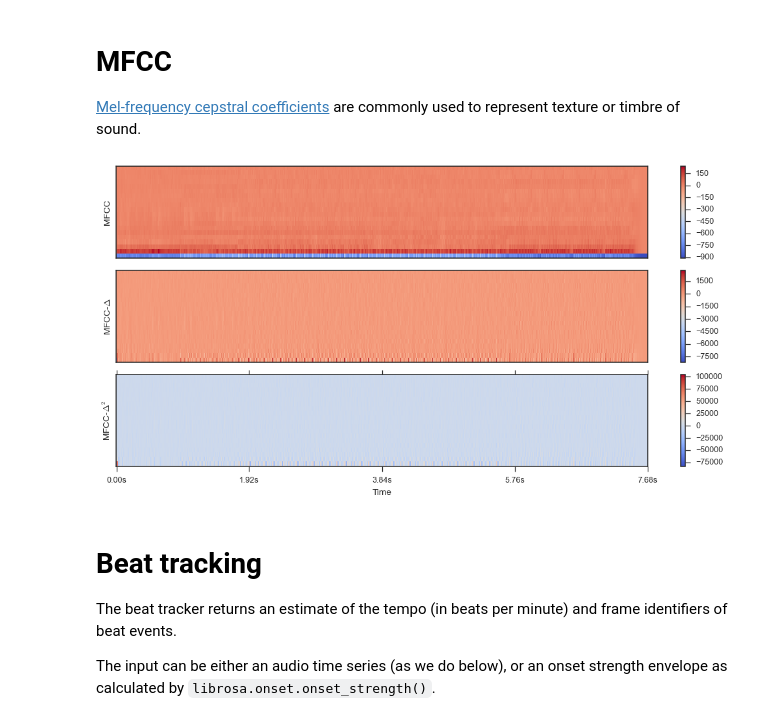
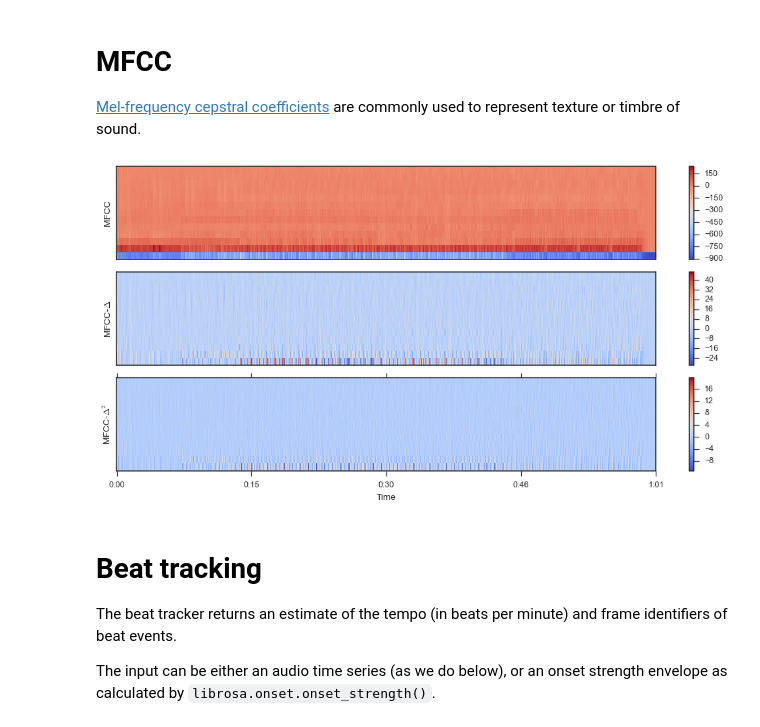
Before and after one commit to librosa/librosa, a Jupyter notebook: examples/LibROSA demo.ipynb, the cells around one changed output. Saved outputs shown, nothing was run; the diff lists cells and outputs as text; code cells hidden in the pictures.

```diff
--- a/examples/LibROSA demo.ipynb
+++ b/examples/LibROSA demo.ipynb
@@ -148,37 +146,37 @@ plt.tight_layout()
 
 [Mel-frequency cepstral coefficients](http://en.wikipedia.org/wiki/Mel-frequency_cepstrum) are commonly used to represent texture or timbre of sound.
 # %%
-# Next, we'll extract the top 20 Mel-frequency cepstral coefficients (MFCCs)
-mfcc        = librosa.feature.mfcc(S=log_S, n_mfcc=20)
+# Next, we'll extract the top 13 Mel-frequency cepstral coefficients (MFCCs)
+mfcc        = librosa.feature.mfcc(S=log_S, n_mfcc=13)
 
 # Let's pad on the first and second deltas while we're at it
 delta_mfcc  = librosa.feature.delta(mfcc)
 delta2_mfcc = librosa.feature.delta(mfcc, order=2)
 
 # How do they look?  We'll show each in its own subplot
 plt.figure(figsize=(12, 6))
 
 plt.subplot(3,1,1)
 librosa.display.specshow(mfcc)
 plt.ylabel('MFCC')
 plt.colorbar()
 
 plt.subplot(3,1,2)
 librosa.display.specshow(delta_mfcc)
 plt.ylabel('MFCC-$\Delta$')
 plt.colorbar()
 
 plt.subplot(3,1,3)
-librosa.display.specshow(delta2_mfcc, sr=sr, hop_length=64, x_axis='time')
+librosa.display.specshow(delta2_mfcc, sr=sr, x_axis='time')
 plt.ylabel('MFCC-$\Delta^2$')
 plt.colorbar()
 
 plt.tight_layout()
 
 # For future use, we'll stack these together into one matrix
 M = np.vstack([mfcc, delta_mfcc, delta2_mfcc])
 # %% [output]
-[figure, old version]
+[figure, new version]
 # %% [markdown]
 # Beat tracking
 
```
Also changed, not shown: parts of 5 cells of this notebook, 1 other file.
